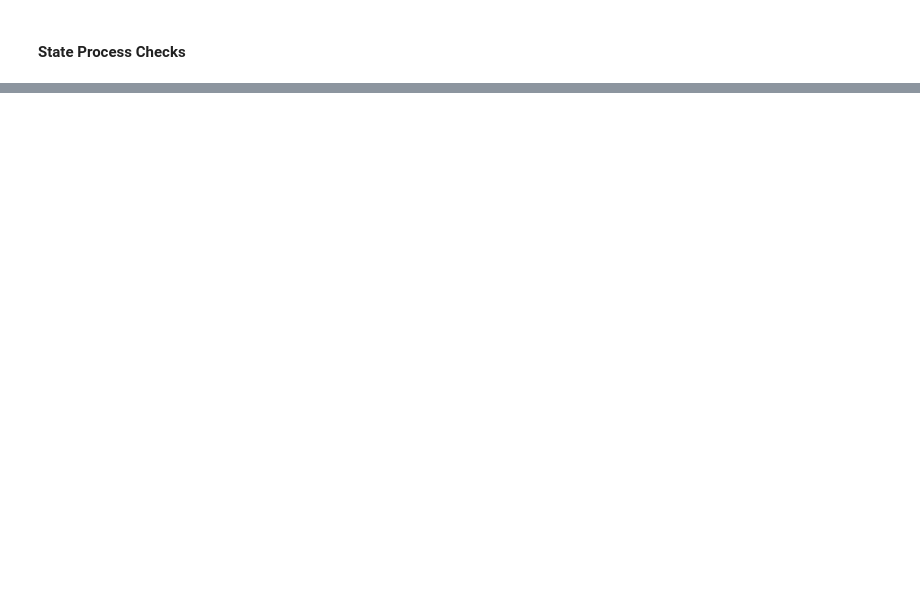
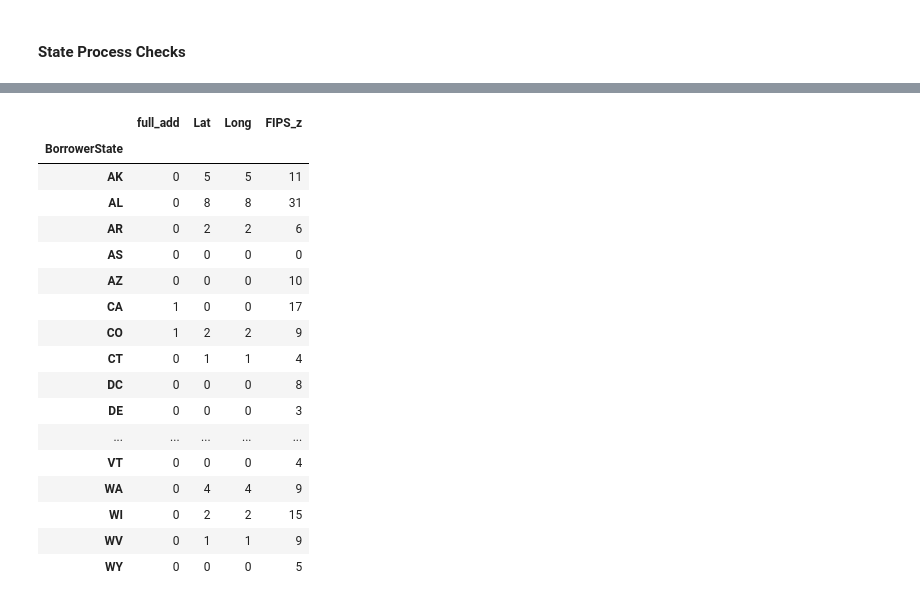
Before and after one commit to cspence001/mapdata_finalization_notebooks, a Jupyter notebook: process_checks.ipynb, the cells around one changed output, grey strips where cells are left out. Cells and saved outputs as stored; diff of their text form; code cells hidden in the pictures; blank space fills up the shorter version.

```diff
--- a/process_checks.ipynb
+++ b/process_checks.ipynb
@@ -634,0 +693,21 @@ null_counts23FIPS["BorrowerState"].value_counts()
+# %%
+path21_hpgf.groupby('BorrowerState')[['full_add','Lat','Long','FIPS_z']].apply(lambda x: x.isna().sum())
+# %% [output]
+|  | full_add | Lat | Long | FIPS_z |
+| BorrowerState |  |  |  |  |
+| AK | 0 | 5 | 5 | 11 |
+| AL | 0 | 8 | 8 | 31 |
+| AR | 0 | 2 | 2 | 6 |
+| AS | 0 | 0 | 0 | 0 |
+| AZ | 0 | 0 | 0 | 10 |
+| CA | 1 | 0 | 0 | 17 |
+| CO | 1 | 2 | 2 | 9 |
+| CT | 0 | 1 | 1 | 4 |
+| DC | 0 | 0 | 0 | 8 |
+| DE | 0 | 0 | 0 | 3 |
+| ... | ... | ... | ... | ... |
+| VT | 0 | 0 | 0 | 4 |
+| WA | 0 | 4 | 4 | 9 |
+| WI | 0 | 2 | 2 | 15 |
+| WV | 0 | 1 | 1 | 9 |
+| WY | 0 | 0 | 0 | 5 |
```
Also changed, not shown: parts of 21 cells of this notebook, 3 other files.
